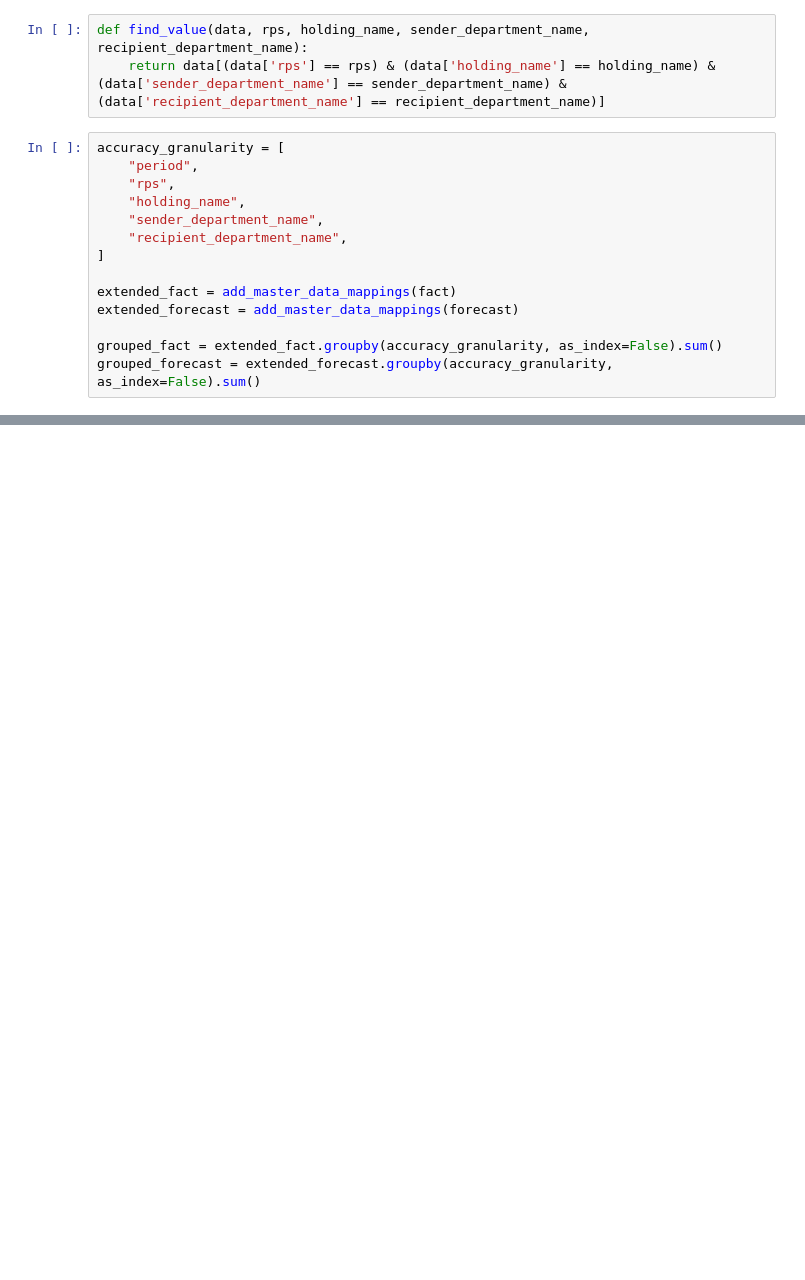
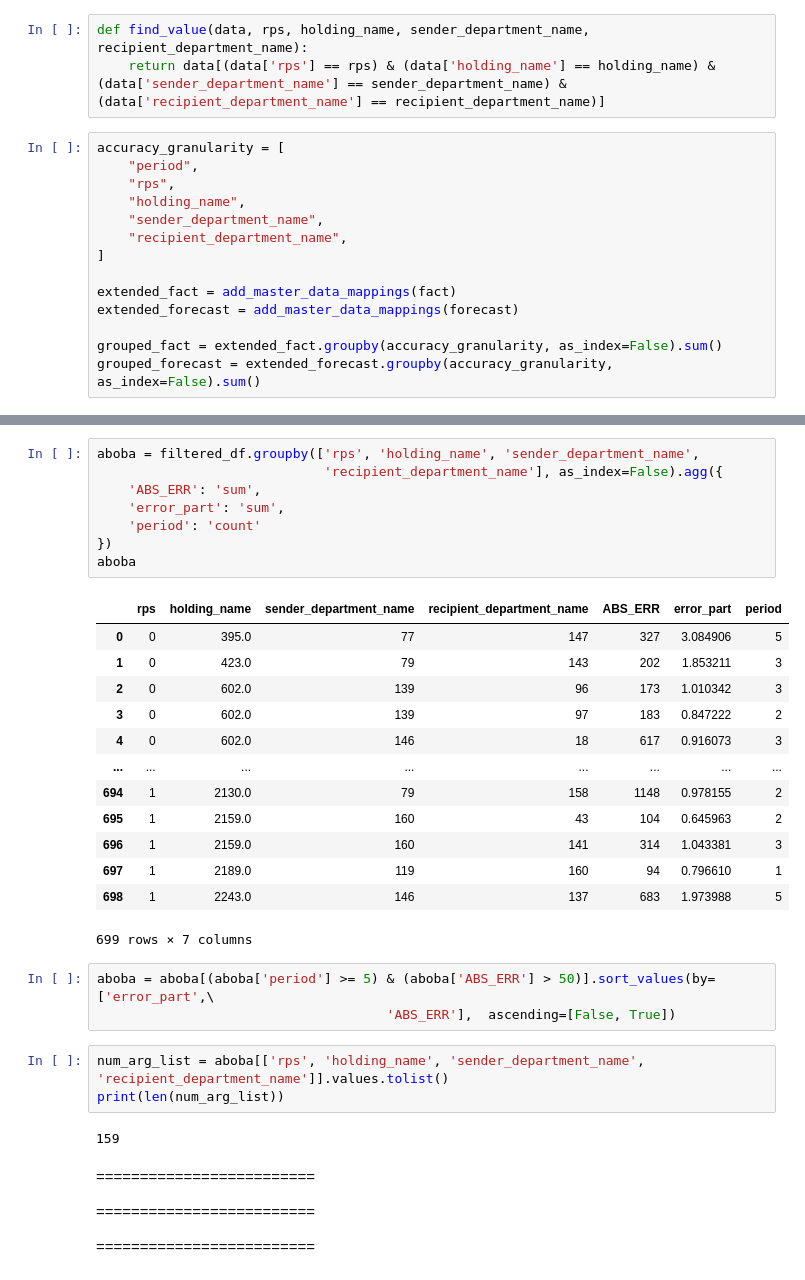
Before and after one commit to peragmat/datawagon, a Jupyter notebook: notebooks/EDA.ipynb, the cells around one changed output, grey strips where cells are left out. Saved outputs shown, nothing was run; the diff lists cells and outputs as text; blank space fills up the shorter version.

```diff
--- a/notebooks/EDA.ipynb
+++ b/notebooks/EDA.ipynb
@@ -572,2 +642,38 @@ grouped_forecast = extended_forecast.groupby(accuracy_granularity, as_index=Fals
+# %%
+aboba = filtered_df.groupby(['rps', 'holding_name', 'sender_department_name',
+                             'recipient_department_name'], as_index=False).agg({
+    'ABS_ERR': 'sum',
+    'error_part': 'sum',
+    'period': 'count'
+})
+aboba
+# %% [output]
+|  | rps | holding_name | sender_department_name | recipient_department_name | ABS_ERR | error_part | period |
+| 0 | 0 | 395.0 | 77 | 147 | 327 | 3.084906 | 5 |
+| 1 | 0 | 423.0 | 79 | 143 | 202 | 1.853211 | 3 |
+| 2 | 0 | 602.0 | 139 | 96 | 173 | 1.010342 | 3 |
+| 3 | 0 | 602.0 | 139 | 97 | 183 | 0.847222 | 2 |
+| 4 | 0 | 602.0 | 146 | 18 | 617 | 0.916073 | 3 |
+| ... | ... | ... | ... | ... | ... | ... | ... |
+| 694 | 1 | 2130.0 | 79 | 158 | 1148 | 0.978155 | 2 |
+| 695 | 1 | 2159.0 | 160 | 43 | 104 | 0.645963 | 2 |
+| 696 | 1 | 2159.0 | 160 | 141 | 314 | 1.043381 | 3 |
+| 697 | 1 | 2189.0 | 119 | 160 | 94 | 0.796610 | 1 |
+| 698 | 1 | 2243.0 | 146 | 137 | 683 | 1.973988 | 5 |
+699 rows × 7 columns
+# %%
+aboba = aboba[(aboba['period'] >= 5) & (aboba['ABS_ERR'] > 50)].sort_values(by=['error_part',\
+                                     'ABS_ERR'],  ascending=[False, True])
+# %%
+num_arg_list = aboba[['rps', 'holding_name', 'sender_department_name', 'recipient_department_name']].values.tolist()
+print(len(num_arg_list))
+# %% [output]
+159
+# %% [markdown]
+=========================
+
+=========================
+
+=========================
 # %%
 find_value(grouped_fact, 1, 519, 79, 79)
```
Also changed, not shown: parts of 18 cells of this notebook.
